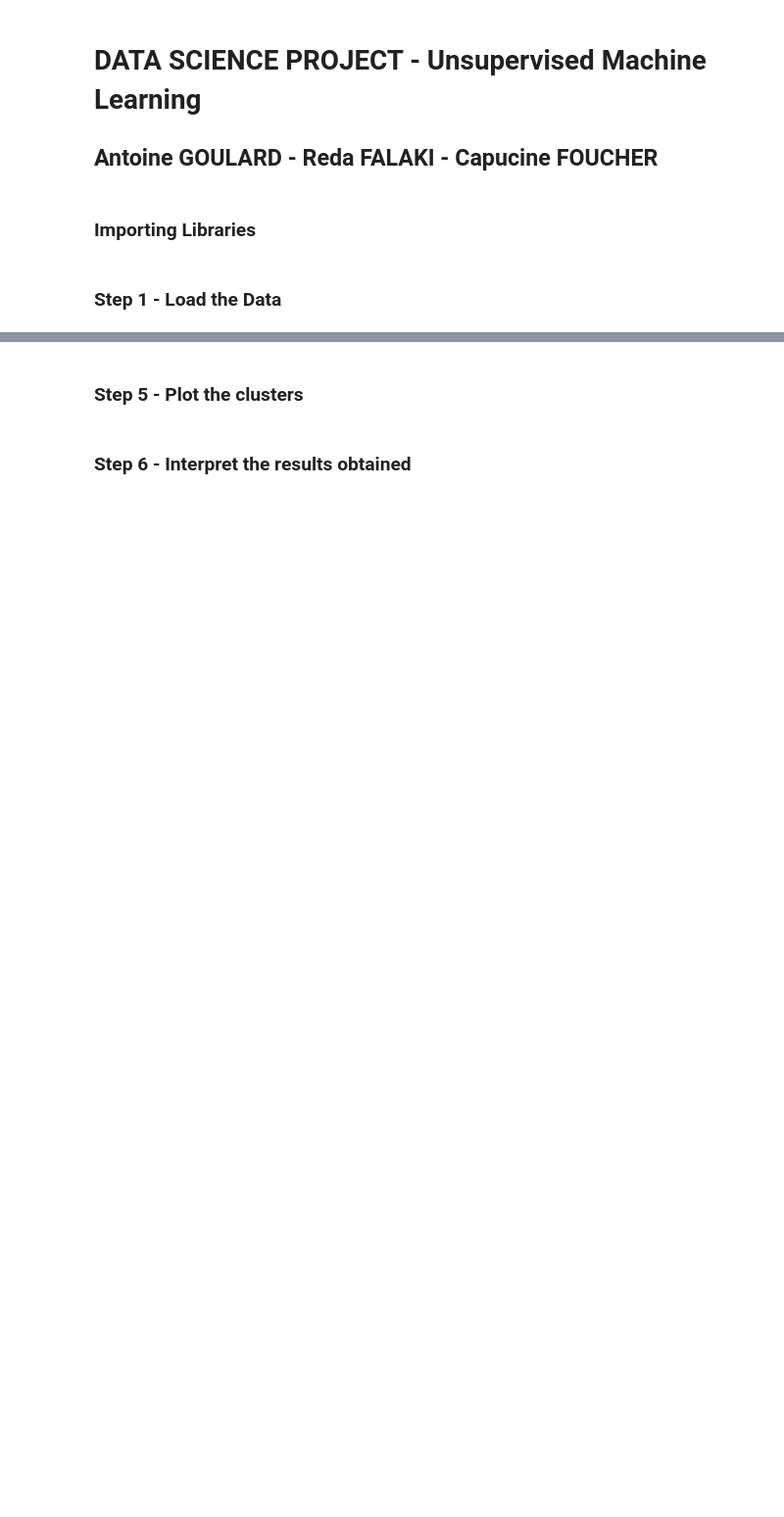
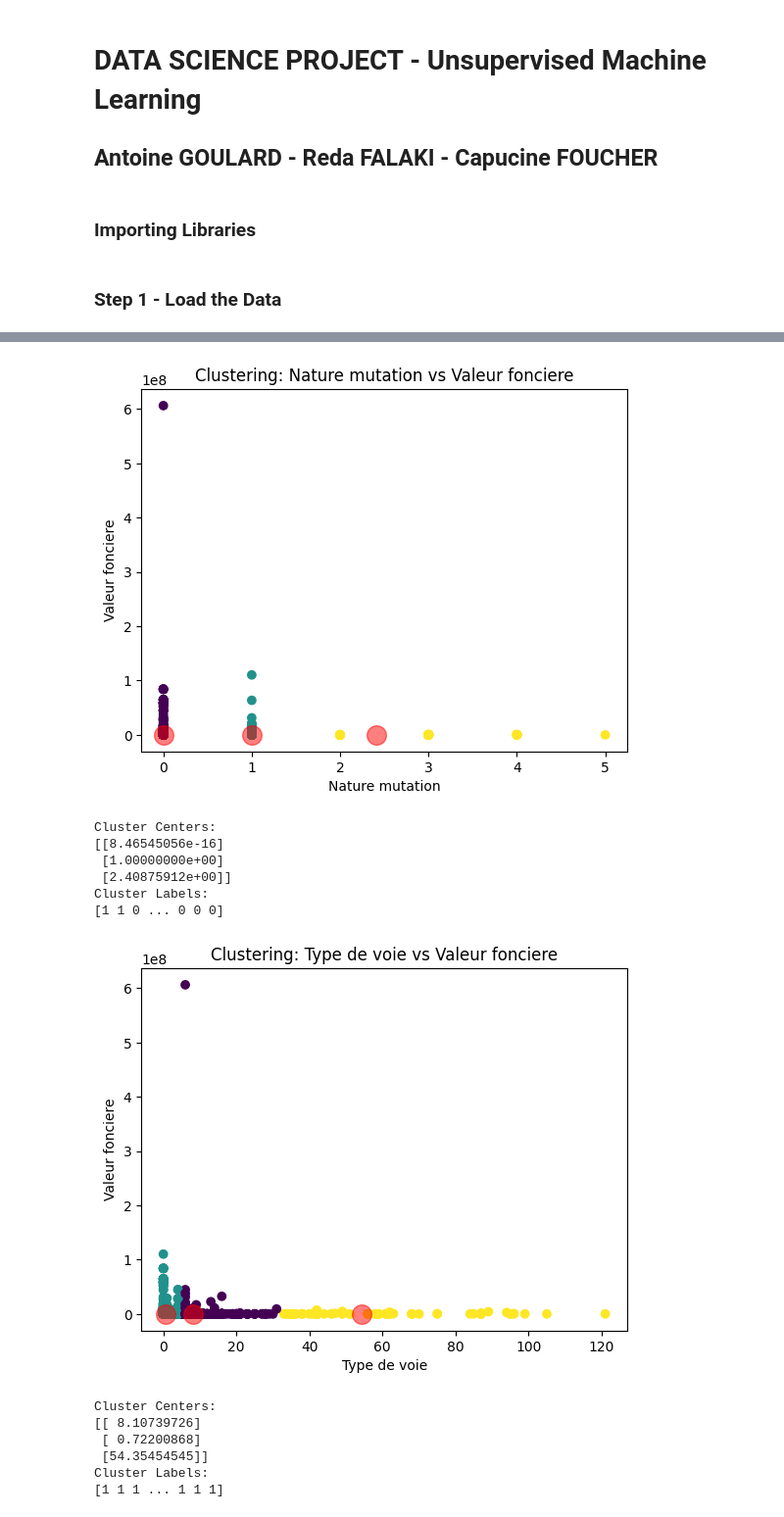
Before and after one commit to PaulZaman/HousePricing, a Jupyter notebook: UnsupervisedML.ipynb, the cells around one changed output, grey strips where cells are left out. Shown: that part at 98% size. Drawn from its saved outputs; the diff is of its cells as text; code cells hidden in the pictures; blank space fills up the shorter version.

```diff
--- a/UnsupervisedML.ipynb
+++ b/UnsupervisedML.ipynb
@@ -14,5 +14,9 @@ from scipy.cluster.hierarchy import dendrogram, linkage
 ### Step 1 - Load the Data
 # %%
 # Importing the dataset
-X = pd.read_csv("data/cleaned_data.csv")
+data = pd.read_csv("data/cleaned_data.csv")
+
+# Extract the "valeur foncière" column
+target_column = "Valeur fonciere"
+y = data[target_column]
 # %% [markdown]
@@ -20,3 +23,0 @@ X = pd.read_csv("data/cleaned_data.csv")
-# %%
-# Instantiate the KMeans model with the desired number of clusters
-kmeans = KMeans(n_clusters=5, random_state=42)
@@ -38,2 +23,0 @@ cluster_centers = kmeans.cluster_centers_
-# %% [markdown]
-### Step 5 - Plot the clusters
@@ -56,2 +23,0 @@ plt.show()
-# %% [markdown]
-### Step 6 - Interpret the results obtained
@@ -65,0 +24,49 @@ for i in range(kmeans.n_clusters):
+# %%
+# Iterate over each column (except the target column)
+for column in data.columns:
+    if column != target_column:
+        # Extract the column
+        X = data[column]
+
+        # Reshape the data for KMeans input
+        X = X.values.reshape(-1, 1)
+
+        # Instantiate the KMeans model with the desired number of clusters
+        kmeans = KMeans(n_clusters=3, random_state=42)
+
+        # Fit the model to your data
+        kmeans.fit(X)
+
+        # Get the cluster labels for each data point
+        cluster_labels = kmeans.labels_
+        # Get the coordinates of the cluster centers
+        cluster_centers = kmeans.cluster_centers_
+
+        # Visualize the clusters
+        plt.scatter(X, y, c=cluster_labels)
+        plt.xlabel(column)
+        plt.ylabel(target_column)
+        plt.title(f"Clustering: {column} vs {target_column}")
+        plt.scatter(cluster_centers, cluster_centers, c="red", s=200, alpha=0.5)
+        plt.show()
+
+        # Print cluster centers and labels
+        print("Cluster Centers:")
+        print(cluster_centers)
+        print("Cluster Labels:")
+        print(cluster_labels)
+# %% [output]
+[figure, added]
+Cluster Centers:
+[[8.46545056e-16]
+ [1.00000000e+00]
+ [2.40875912e+00]]
+Cluster Labels:
+[1 1 0 ... 0 0 0]
+[figure, added]
+Cluster Centers:
+[[ 8.10739726]
+ [ 0.72200868]
+ [54.35454545]]
+Cluster Labels:
+[1 1 1 ... 1 1 1]
```
Also changed, not shown: parts of 11 cells of this notebook, 2 other files.
